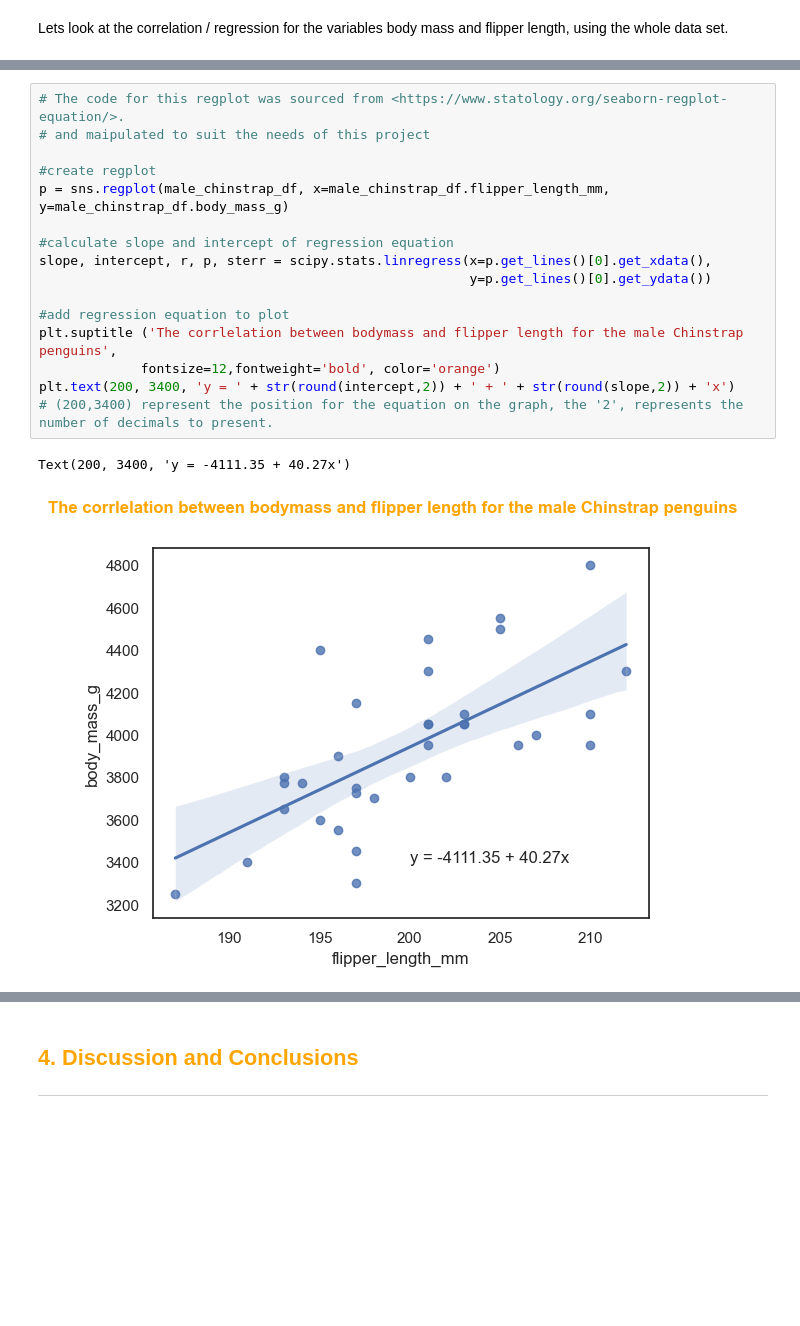
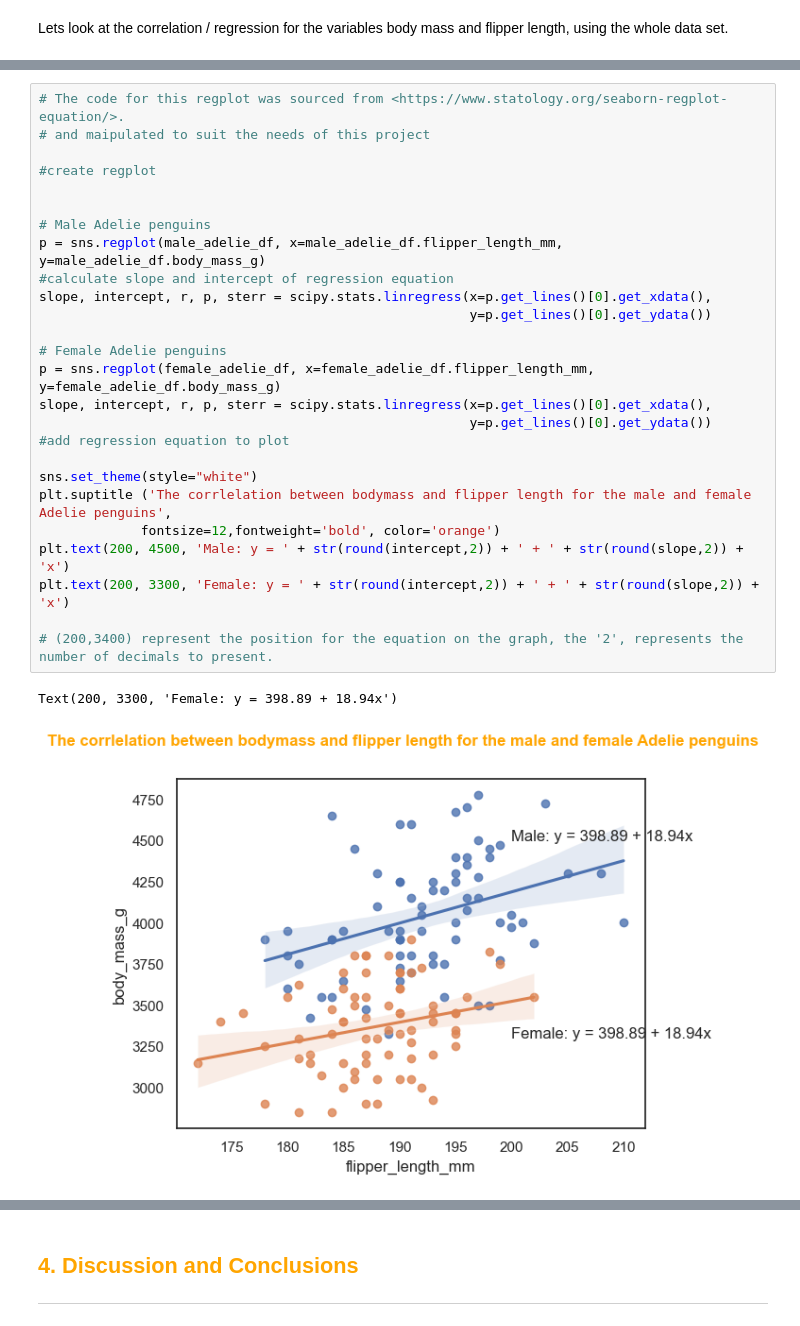
Before and after one commit to Laura6826/PofDA-mywork, a Jupyter notebook: penguins.ipynb, the cells around one changed output, grey strips where cells are left out. Saved outputs shown, nothing was run; the diff lists cells and outputs as text; blank space fills up the shorter version.

```diff
--- a/penguins.ipynb
+++ b/penguins.ipynb
@@ -611,19 +582,29 @@ ValueError: setting an array element with a sequence. The requested array has an
 # %%
 # The code for this regplot was sourced from <https://www.statology.org/seaborn-regplot-equation/>.
 # and maipulated to suit the needs of this project
 
 #create regplot
-p = sns.regplot(male_chinstrap_df, x=male_chinstrap_df.flipper_length_mm, y=male_chinstrap_df.body_mass_g)
 
+
+# Male Adelie penguins
+p = sns.regplot(male_adelie_df, x=male_adelie_df.flipper_length_mm, y=male_adelie_df.body_mass_g)
 #calculate slope and intercept of regression equation
 slope, intercept, r, p, sterr = scipy.stats.linregress(x=p.get_lines()[0].get_xdata(),
                                                        y=p.get_lines()[0].get_ydata())
 
+# Female Adelie penguins
+p = sns.regplot(female_adelie_df, x=female_adelie_df.flipper_length_mm, y=female_adelie_df.body_mass_g)
+slope, intercept, r, p, sterr = scipy.stats.linregress(x=p.get_lines()[0].get_xdata(),
+                                                       y=p.get_lines()[0].get_ydata())
 #add regression equation to plot
-plt.suptitle ('The corrlelation between bodymass and flipper length for the male Chinstrap penguins',
+
+sns.set_theme(style="white")
+plt.suptitle ('The corrlelation between bodymass and flipper length for the male and female Adelie penguins',
              fontsize=12,fontweight='bold', color='orange')
-plt.text(200, 3400, 'y = ' + str(round(intercept,2)) + ' + ' + str(round(slope,2)) + 'x')
+plt.text(200, 4500, 'Male: y = ' + str(round(intercept,2)) + ' + ' + str(round(slope,2)) + 'x')
+plt.text(200, 3300, 'Female: y = ' + str(round(intercept,2)) + ' + ' + str(round(slope,2)) + 'x')
+
 # (200,3400) represent the position for the equation on the graph, the '2', represents the number of decimals to present.
 # %% [output]
-Text(200, 3400, 'y = -4111.35 + 40.27x')
+Text(200, 3300, 'Female: y = 398.89 + 18.94x')
-[figure, old version]
+[figure, new version]
```
Also changed, not shown: parts of 8 cells of this notebook.
